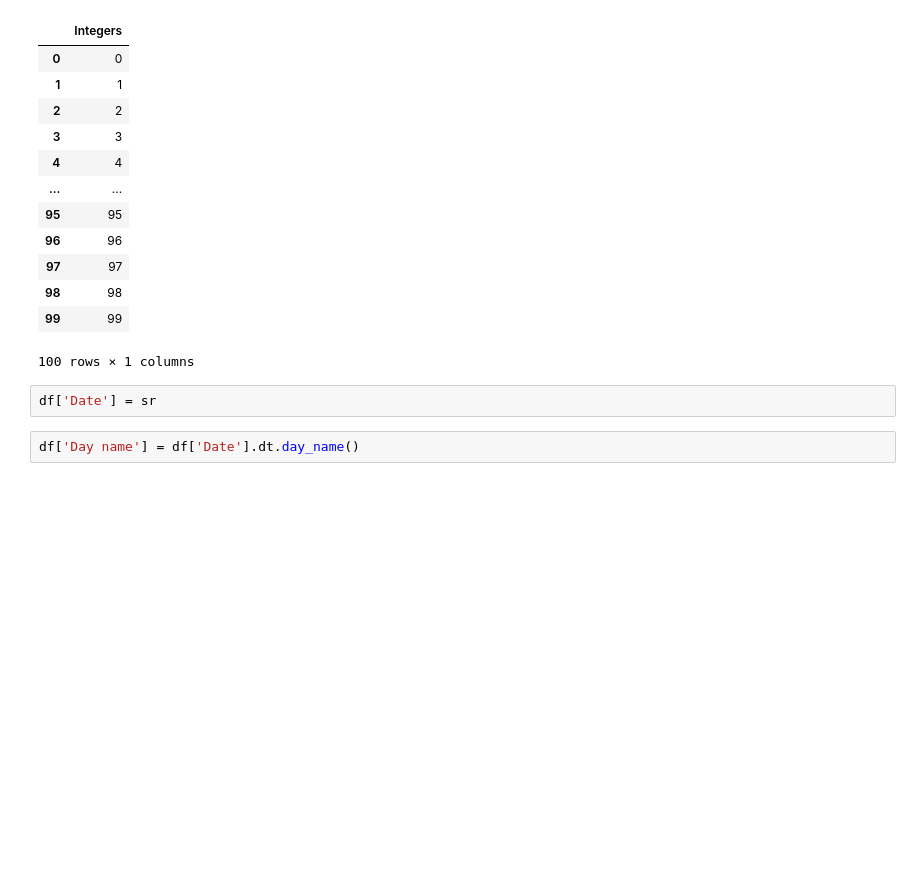
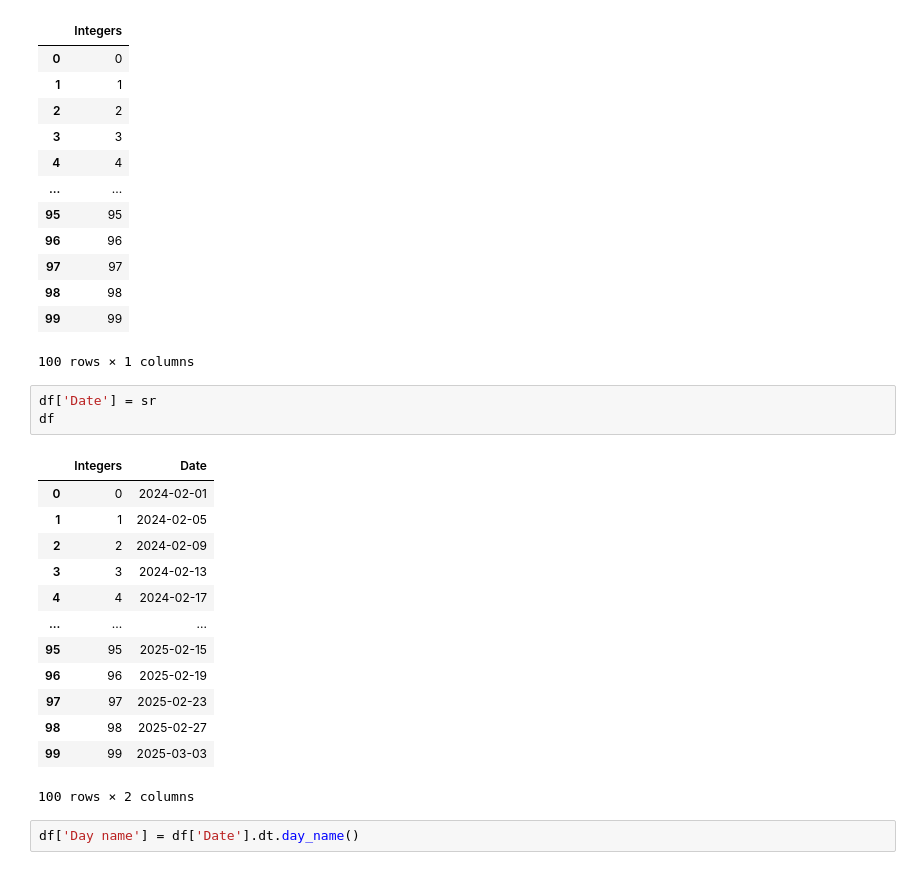
Before and after one commit to locie/Scientific-Python, a Jupyter notebook: src_EN/D__Scientific_Python/2__pandas/D23_dates-EX-COR.ipynb, the cells around one changed output. Drawn from its saved outputs; the diff is of its cells as text; blank space fills up the shorter version.

```diff
--- a/src_EN/D__Scientific_Python/2__pandas/D23_dates-EX-COR.ipynb
+++ b/src_EN/D__Scientific_Python/2__pandas/D23_dates-EX-COR.ipynb
@@ -26,6 +47,21 @@ df
 100 rows × 1 columns
 # %%
 df['Date'] = sr
+df
+# %% [output]
+|  | Integers | Date |
+| 0 | 0 | 2024-02-01 |
+| 1 | 1 | 2024-02-05 |
+| 2 | 2 | 2024-02-09 |
+| 3 | 3 | 2024-02-13 |
+| 4 | 4 | 2024-02-17 |
+| ... | ... | ... |
+| 95 | 95 | 2025-02-15 |
+| 96 | 96 | 2025-02-19 |
+| 97 | 97 | 2025-02-23 |
+| 98 | 98 | 2025-02-27 |
+| 99 | 99 | 2025-03-03 |
+100 rows × 2 columns
 # %%
 df['Day name'] = df['Date'].dt.day_name()
 # %%
```
Also changed, not shown: parts of 2 cells of this notebook, 34 other files.
